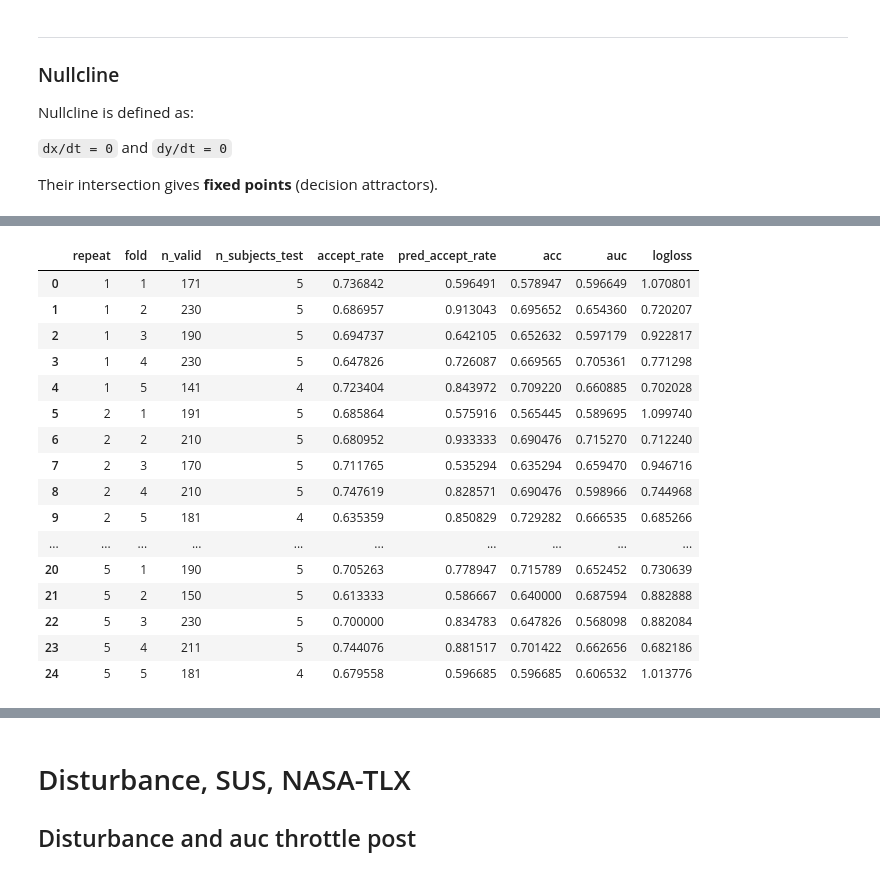
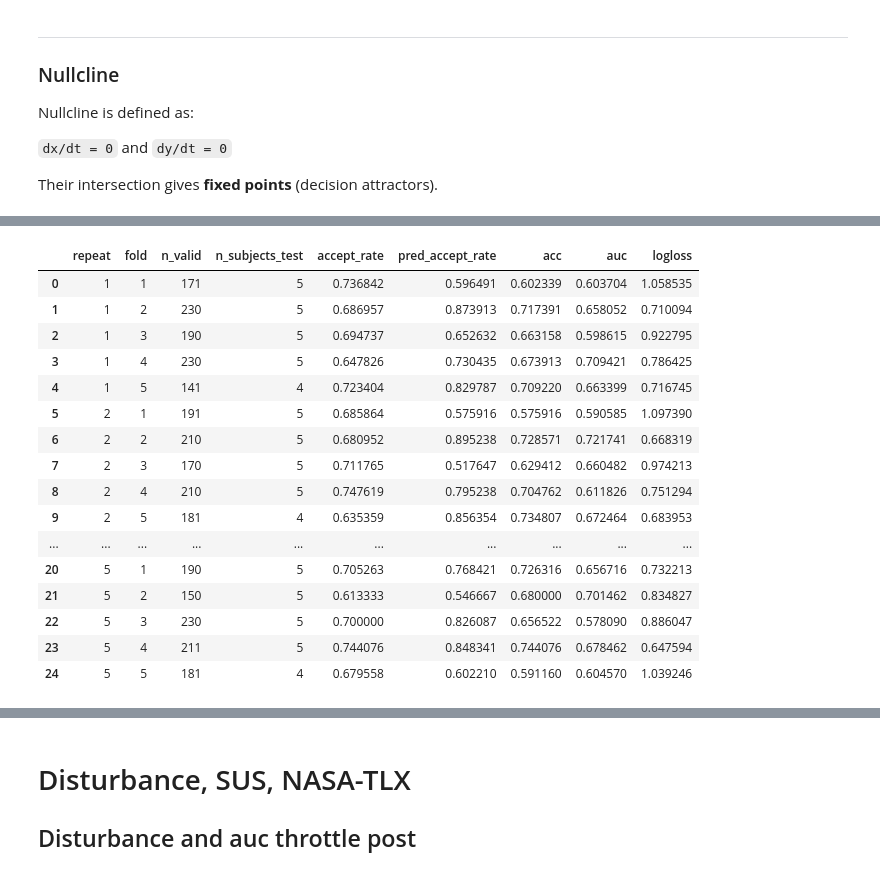
Before and after one commit to yxlin02/HCICarSim, a Jupyter notebook: DataAnalysis.ipynb, the cells around one changed output, grey strips where cells are left out. Drawn from its saved outputs; the diff is of its cells as text; code cells hidden in the pictures.

```diff
--- a/DataAnalysis.ipynb
+++ b/DataAnalysis.ipynb
@@ -4049,39 +3812,6 @@ random_state = 42
 
 group_col = "sub_id"
 
-sim_params = dict(
-    model="nonlinear_sigmoid",
-    p_bias=0.44,
-
-    beta_c=0.5,
-    beta_i=0.38,
-    beta_ci=0.01,
-
-    gamma_throttle=0.0,
-    gamma_density=0.43,
-    gamma_time=0.56,
-    gamma_mode=0.15,
-
-    kappa=1.45,
-    lam=1.0,
-    a=2.0,
-    gain=1.75,
-    theta_dyn=0.0,
-
-    sigma=0.05,
-    theta_readout=0.44,
-    dt=0.01,
-    T=5.0,
-
-    density_lam_gain=0.0,
-    density_sigma_gain=0.0,
-    time_gain_multiplier=1.0,
-    auto_lam_multiplier=1.0,
-    auto_sigma_multiplier=1.0,
-    b_use_stim_on=False,
-)
-
-
 # =========================
 # repeated CV
 # =========================
@@ -4099,7 +3829,9 @@ for repeat, fold, train_idx, test_idx, test_groups in optim.repeated_group_kfold
 
     df_sim_test = oneddynamics.simulate_dataframe_decisions(
         test_df,
-        **sim_params
+        model="nonlinear_sigmoid",
+        b_use_stim_on=False,
+        **final_params_mean_1d
     )
 
     valid = df_sim_test.dropna(
@@ -4588,8 +4373,8 @@ param_cols = [
     "decision_threshold",
 ]
 
-final_params_mean = cv_optimized_params[param_cols].mean().to_dict()
+final_params_mean_2d = cv_optimized_params[param_cols].mean().to_dict()
 cv_optimized_params.to_csv("Output/2d_cv_optimized_params.csv", index=False)
 
-final_params_mean
+final_params_mean_2d
 # %% [output]
@@ -4702,7 +4503,7 @@ for repeat, fold, train_idx, test_idx, test_groups in optim.repeated_group_kfold
 
     df_sim_test = twoddynamics.simulate_dataframe_2d(
         test_df,
-        **final_params_mean,
+        **final_params_mean_2d,
         symmetric_gate=False
     )
 
@@ -4794,20 +4595,20 @@ LogLoss mean = 0.8319, std = 0.1494
 |  | repeat | fold | n_valid | n_subjects_test | accept_rate | pred_accept_rate | acc | auc | logloss |
-| 0 | 1 | 1 | 171 | 5 | 0.736842 | 0.596491 | 0.578947 | 0.596649 | 1.070801 |
-| 1 | 1 | 2 | 230 | 5 | 0.686957 | 0.913043 | 0.695652 | 0.654360 | 0.720207 |
-| 2 | 1 | 3 | 190 | 5 | 0.694737 | 0.642105 | 0.652632 | 0.597179 | 0.922817 |
-| 3 | 1 | 4 | 230 | 5 | 0.647826 | 0.726087 | 0.669565 | 0.705361 | 0.771298 |
-| 4 | 1 | 5 | 141 | 4 | 0.723404 | 0.843972 | 0.709220 | 0.660885 | 0.702028 |
-| 5 | 2 | 1 | 191 | 5 | 0.685864 | 0.575916 | 0.565445 | 0.589695 | 1.099740 |
-| 6 | 2 | 2 | 210 | 5 | 0.680952 | 0.933333 | 0.690476 | 0.715270 | 0.712240 |
-| 7 | 2 | 3 | 170 | 5 | 0.711765 | 0.535294 | 0.635294 | 0.659470 | 0.946716 |
-| 8 | 2 | 4 | 210 | 5 | 0.747619 | 0.828571 | 0.690476 | 0.598966 | 0.744968 |
-| 9 | 2 | 5 | 181 | 4 | 0.635359 | 0.850829 | 0.729282 | 0.666535 | 0.685266 |
+| 0 | 1 | 1 | 171 | 5 | 0.736842 | 0.596491 | 0.602339 | 0.603704 | 1.058535 |
+| 1 | 1 | 2 | 230 | 5 | 0.686957 | 0.873913 | 0.717391 | 0.658052 | 0.710094 |
+| 2 | 1 | 3 | 190 | 5 | 0.694737 | 0.652632 | 0.663158 | 0.598615 | 0.922795 |
+| 3 | 1 | 4 | 230 | 5 | 0.647826 | 0.730435 | 0.673913 | 0.709421 | 0.786425 |
+| 4 | 1 | 5 | 141 | 4 | 0.723404 | 0.829787 | 0.709220 | 0.663399 | 0.716745 |
+| 5 | 2 | 1 | 191 | 5 | 0.685864 | 0.575916 | 0.575916 | 0.590585 | 1.097390 |
+| 6 | 2 | 2 | 210 | 5 | 0.680952 | 0.895238 | 0.728571 | 0.721741 | 0.668319 |
+| 7 | 2 | 3 | 170 | 5 | 0.711765 | 0.517647 | 0.629412 | 0.660482 | 0.974213 |
+| 8 | 2 | 4 | 210 | 5 | 0.747619 | 0.795238 | 0.704762 | 0.611826 | 0.751294 |
+| 9 | 2 | 5 | 181 | 4 | 0.635359 | 0.856354 | 0.734807 | 0.672464 | 0.683953 |
 | ... | ... | ... | ... | ... | ... | ... | ... | ... | ... |
-| 20 | 5 | 1 | 190 | 5 | 0.705263 | 0.778947 | 0.715789 | 0.652452 | 0.730639 |
-| 21 | 5 | 2 | 150 | 5 | 0.613333 | 0.586667 | 0.640000 | 0.687594 | 0.882888 |
-| 22 | 5 | 3 | 230 | 5 | 0.700000 | 0.834783 | 0.647826 | 0.568098 | 0.882084 |
-| 23 | 5 | 4 | 211 | 5 | 0.744076 | 0.881517 | 0.701422 | 0.662656 | 0.682186 |
-| 24 | 5 | 5 | 181 | 4 | 0.679558 | 0.596685 | 0.596685 | 0.606532 | 1.013776 |
+| 20 | 5 | 1 | 190 | 5 | 0.705263 | 0.768421 | 0.726316 | 0.656716 | 0.732213 |
+| 21 | 5 | 2 | 150 | 5 | 0.613333 | 0.546667 | 0.680000 | 0.701462 | 0.834827 |
+| 22 | 5 | 3 | 230 | 5 | 0.700000 | 0.826087 | 0.656522 | 0.578090 | 0.886047 |
+| 23 | 5 | 4 | 211 | 5 | 0.744076 | 0.848341 | 0.744076 | 0.678462 | 0.647594 |
+| 24 | 5 | 5 | 181 | 4 | 0.679558 | 0.602210 | 0.591160 | 0.604570 | 1.039246 |
 # %%
 valid = df_sim_test.dropna(subset=["accept_true"]).copy()
 
```
Also changed, not shown: parts of 56 cells of this notebook, 22 other files.
